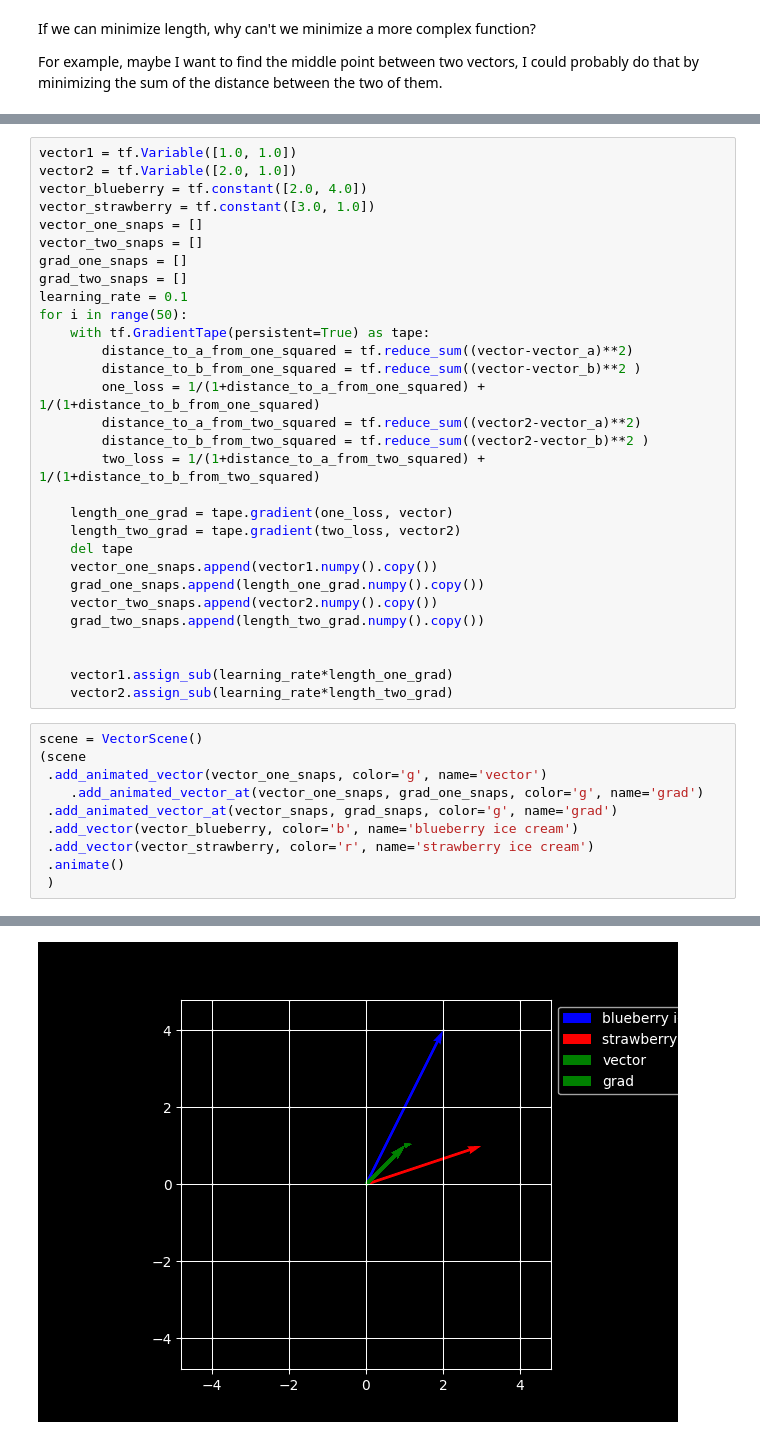
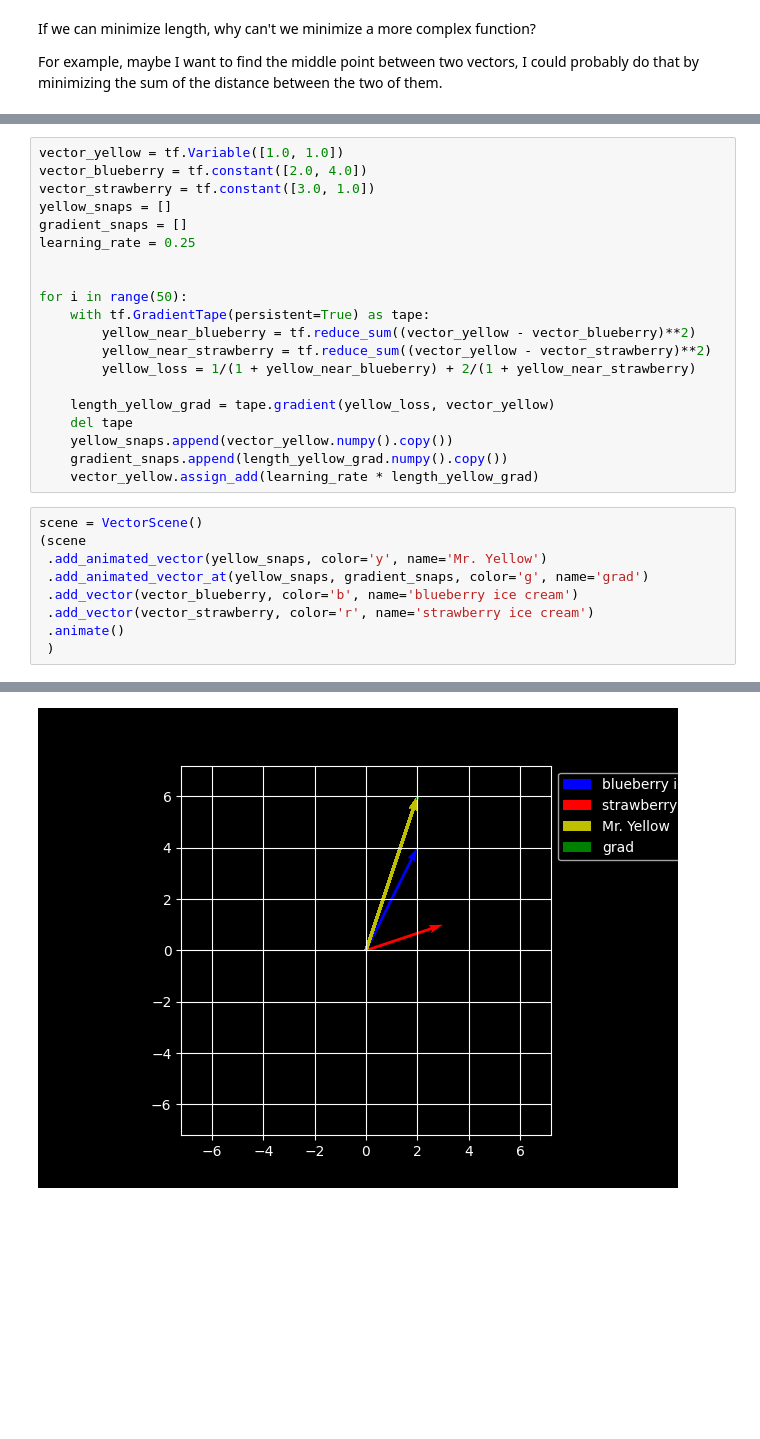
Before and after one commit to JacksonRudd/dl, a Jupyter notebook: mnist/3_training.ipynb, the cells around one changed output, grey strips where cells are left out. Saved outputs shown, nothing was run; the diff lists cells and outputs as text; blank space fills up the shorter version.

```diff
--- a/mnist/3_training.ipynb
+++ b/mnist/3_training.ipynb
@@ -216,39 +220,28 @@ Say you love strawberry ice cream but will settle for blueberry. Let's make a re
 # %%
-vector1 = tf.Variable([1.0, 1.0])
-vector2 = tf.Variable([2.0, 1.0])
+vector_yellow = tf.Variable([1.0, 1.0])
 vector_blueberry = tf.constant([2.0, 4.0])
 vector_strawberry = tf.constant([3.0, 1.0])
-vector_one_snaps = []
-vector_two_snaps = []
-grad_one_snaps = []
-grad_two_snaps = []
-learning_rate = 0.1
+yellow_snaps = []
+gradient_snaps = []
+learning_rate = 0.25
+
+
 for i in range(50):
     with tf.GradientTape(persistent=True) as tape:
-        distance_to_a_from_one_squared = tf.reduce_sum((vector-vector_a)**2)
-        distance_to_b_from_one_squared = tf.reduce_sum((vector-vector_b)**2 )
-        one_loss = 1/(1+distance_to_a_from_one_squared) + 1/(1+distance_to_b_from_one_squared)
-        distance_to_a_from_two_squared = tf.reduce_sum((vector2-vector_a)**2)
-        distance_to_b_from_two_squared = tf.reduce_sum((vector2-vector_b)**2 )
-        two_loss = 1/(1+distance_to_a_from_two_squared) + 1/(1+distance_to_b_from_two_squared)
+        yellow_near_blueberry = tf.reduce_sum((vector_yellow - vector_blueberry)**2)
+        yellow_near_strawberry = tf.reduce_sum((vector_yellow - vector_strawberry)**2)
+        yellow_loss = 1/(1 + yellow_near_blueberry) + 2/(1 + yellow_near_strawberry)
 
-    length_one_grad = tape.gradient(one_loss, vector)
-    length_two_grad = tape.gradient(two_loss, vector2)
+    length_yellow_grad = tape.gradient(yellow_loss, vector_yellow)
     del tape
-    vector_one_snaps.append(vector1.numpy().copy())
-    grad_one_snaps.append(length_one_grad.numpy().copy())
-    vector_two_snaps.append(vector2.numpy().copy())
-    grad_two_snaps.append(length_two_grad.numpy().copy())
-
-
-    vector1.assign_sub(learning_rate*length_one_grad)
-    vector2.assign_sub(learning_rate*length_two_grad)
+    yellow_snaps.append(vector_yellow.numpy().copy())
+    gradient_snaps.append(length_yellow_grad.numpy().copy())
+    vector_yellow.assign_add(learning_rate * length_yellow_grad)
 # %%
 scene = VectorScene()
 (scene
- .add_animated_vector(vector_one_snaps, color='g', name='vector')
-    .add_animated_vector_at(vector_one_snaps, grad_one_snaps, color='g', name='grad')
- .add_animated_vector_at(vector_snaps, grad_snaps, color='g', name='grad')
+ .add_animated_vector(yellow_snaps, color='y', name='Mr. Yellow')
+ .add_animated_vector_at(yellow_snaps, gradient_snaps, color='g', name='grad')
  .add_vector(vector_blueberry, color='b', name='blueberry ice cream')
  .add_vector(vector_strawberry, color='r', name='strawberry ice cream')
  .animate()
@@ -258 +250 @@ MovieWriter imagemagick unavailable; using Pillow instead.
-[figure, old version]
+[figure, new version]
```
Also changed, not shown: parts of 24 cells of this notebook, 1 other file.
